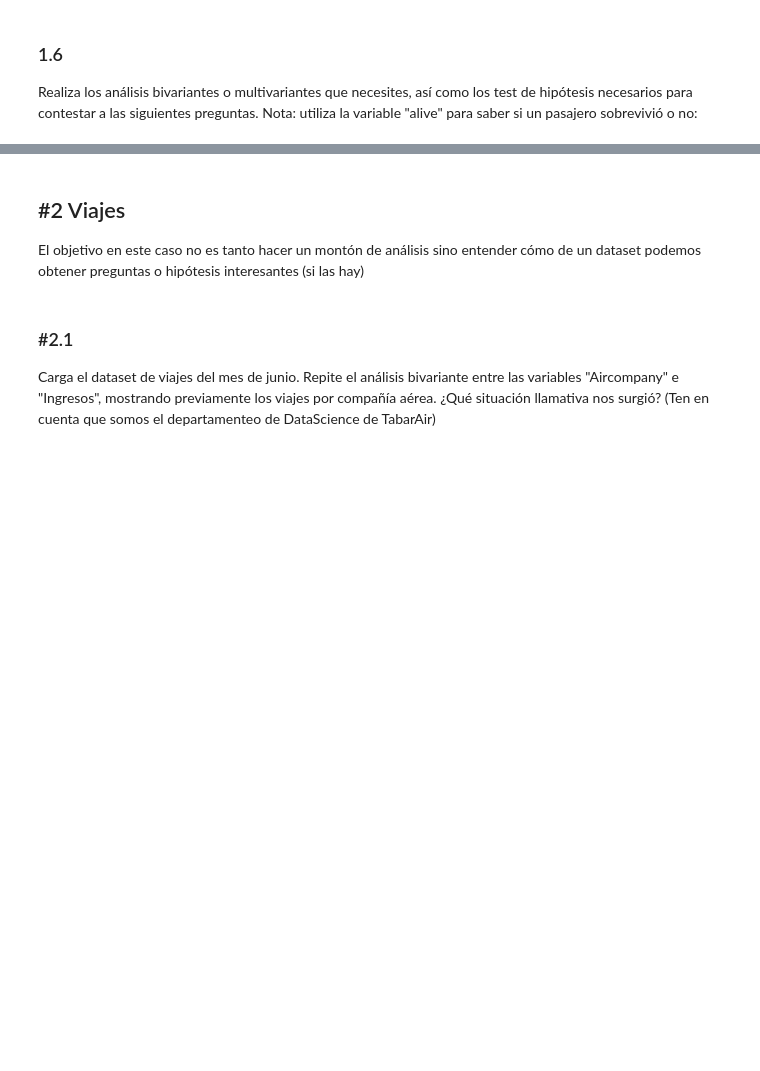
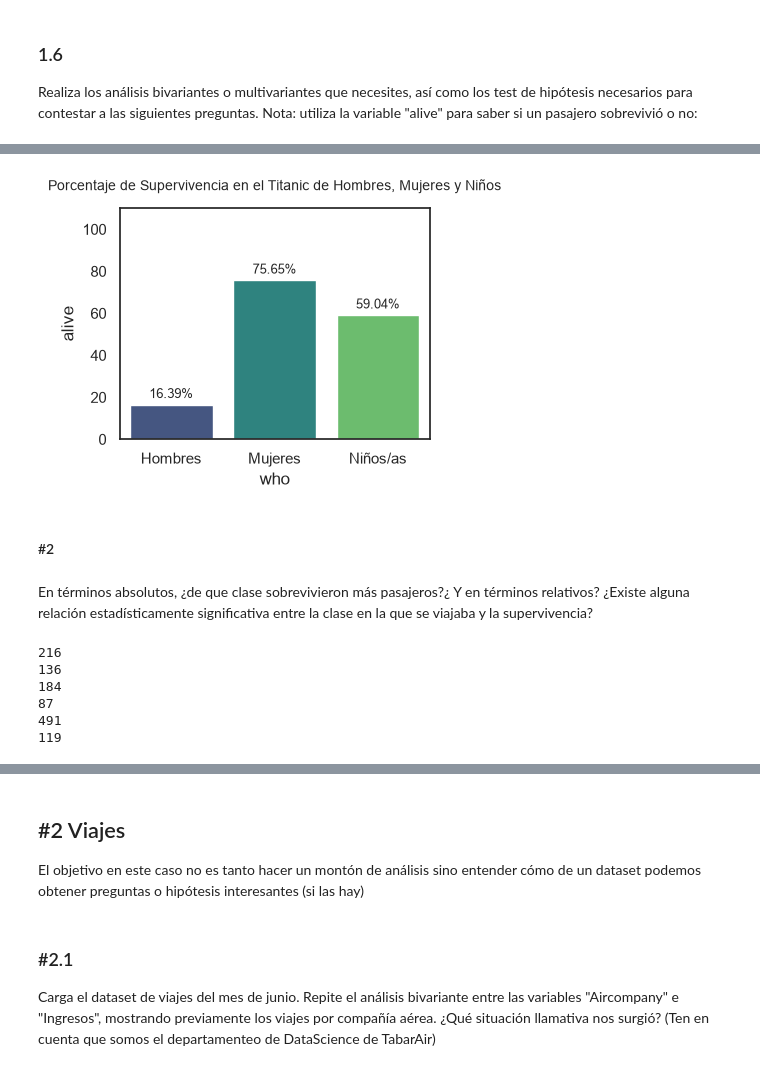
Before and after one commit to jaimeMatea/ONLINE_DS_THEBRIDGE_JaimeMateaPolo, a Jupyter notebook: 2_Analytics/4-Mates para DS/Ejercicios/Practica_Multivariante.ipynb, the cells around one changed output, grey strips where cells are left out. Saved outputs shown, nothing was run; the diff lists cells and outputs as text; code cells hidden in the pictures; blank space fills up the shorter version.

```diff
--- a/2_Analytics/4-Mates para DS/Ejercicios/Practica_Multivariante.ipynb
+++ b/2_Analytics/4-Mates para DS/Ejercicios/Practica_Multivariante.ipynb
@@ -53,0 +235,34 @@ Realiza los análisis bivariantes o multivariantes que necesites, así como los
+# %%
+sns.set_theme(style="white")
+plt.figure(figsize=(4, 3))
+
+ax = sns.barplot(data=titanic, x="who", y=titanic["alive"].eq("yes")*100, errorbar=None, palette="viridis", hue="who")
+
+plt.title('Porcentaje de Supervivencia en el Titanic de Hombres, Mujeres y Niños', fontsize=10, pad=13)
+plt.xticks([0, 1, 2], ['Hombres', 'Mujeres', 'Niños/as'])
+plt.ylim(0, 110)
+
+for container in ax.containers:
+    ax.bar_label(container, fmt='%.2f%%', padding=3, fontsize=9)
+
+plt.show()
+# %% [output]
+[figure, added]
+# %% [markdown]
+#### #2
+# %% [markdown]
+En términos absolutos, ¿de que clase sobrevivieron más pasajeros?¿ Y en términos relativos? ¿Existe alguna relación estadísticamente significativa entre la clase en la que se viajaba y la supervivencia?
+# %%
+print(titanic[titanic["class"]=="First"].shape[0])
+print(titanic[(titanic["class"]=="First")&(titanic["alive"]=="yes")].shape[0])
+print(titanic[titanic["class"]=="Second"].shape[0])
+print(titanic[(titanic["class"]=="Second")&(titanic["alive"]=="yes")].shape[0])
+print(titanic[titanic["class"]=="Third"].shape[0])
+print(titanic[(titanic["class"]=="Third")&(titanic["alive"]=="yes")].shape[0])
+# %% [output]
+216
+136
+184
+87
+491
+119
```
Also changed, not shown: parts of 54 cells of this notebook, 6 other files.
